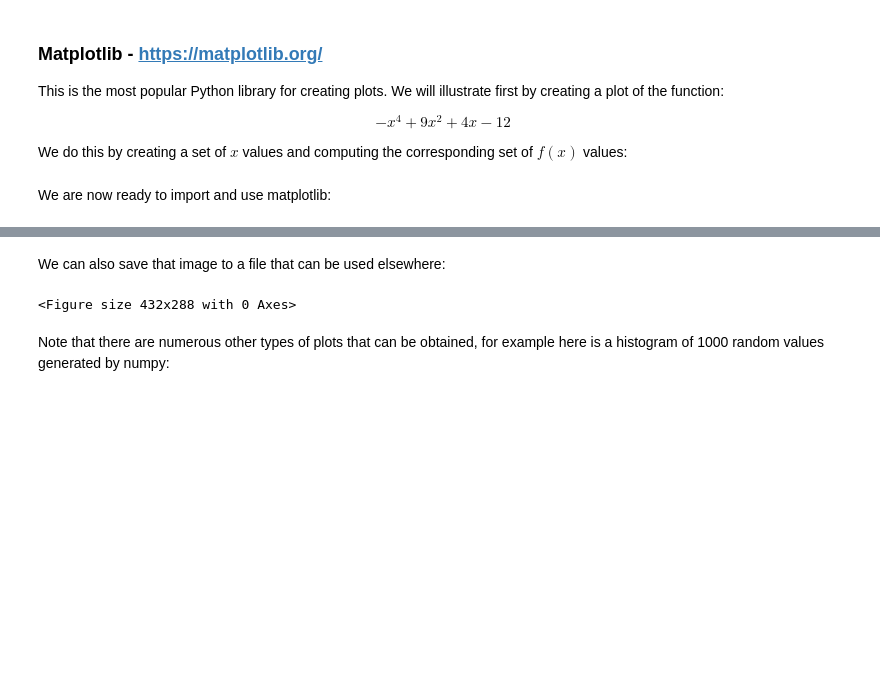
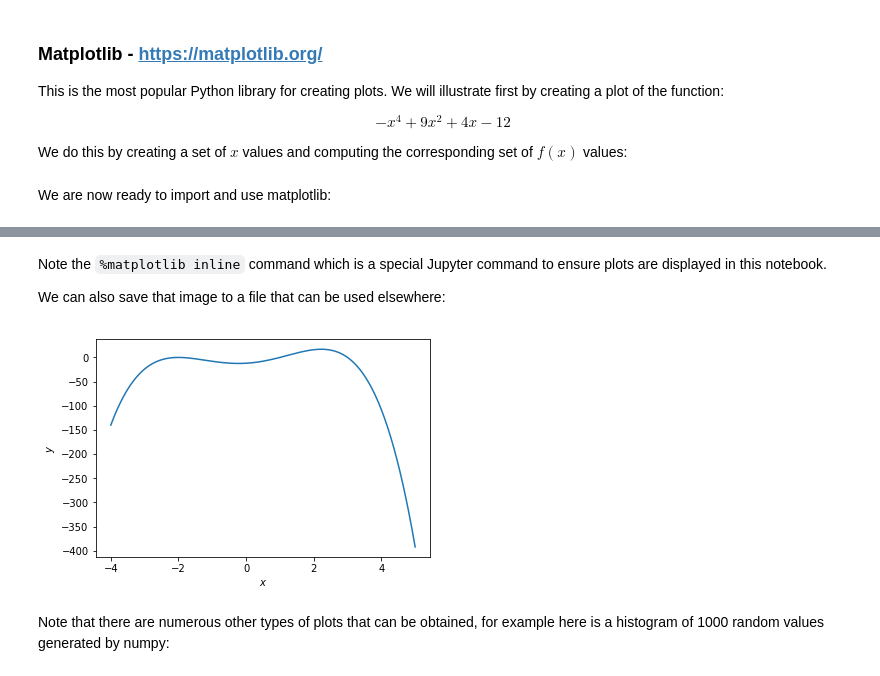
Before and after one commit to drvinceknight/pfm, a Jupyter notebook: nbs/chapters/06-Scientific-libraries.ipynb, the cells around one changed output, grey strips where cells are left out. Saved outputs shown, nothing was run; the diff lists cells and outputs as text; code cells hidden in the pictures; blank space fills up the shorter version.

Commit message:
Add matplotlib magic (#114)
* Add matplotlib magic

* Set correct kernel.

```diff
--- a/nbs/chapters/06-Scientific-libraries.ipynb
+++ b/nbs/chapters/06-Scientific-libraries.ipynb
@@ -150,9 +153,15 @@ plt.show();  # Note the `;` which ensures the plot gets shown here
 # %% [markdown]
+Note the `%matplotlib inline` command which is a special Jupyter command to ensure plots are displayed in this notebook.
+
 We can also save that image to a file that can be used elsewhere:
 # %%
-plt.savefig("plot.pdf")   # experiment with `.png`, `.jpg` etc...
+plt.figure()
+plt.plot(xs, ys)
+plt.xlabel("$x$")
+plt.ylabel("$y$")
+plt.savefig("plot.pdf")  # experiment with `.png`, `.jpg` etc...
 # %% [output]
-<Figure size 432x288 with 0 Axes>
+[figure, added]
 # %% [markdown]
 Note that there are numerous other types of plots that can be obtained, for example here is a histogram of 1000 random values generated by numpy:
 # %%
```
Also changed, not shown: parts of 7 cells of this notebook, 3 other files.
